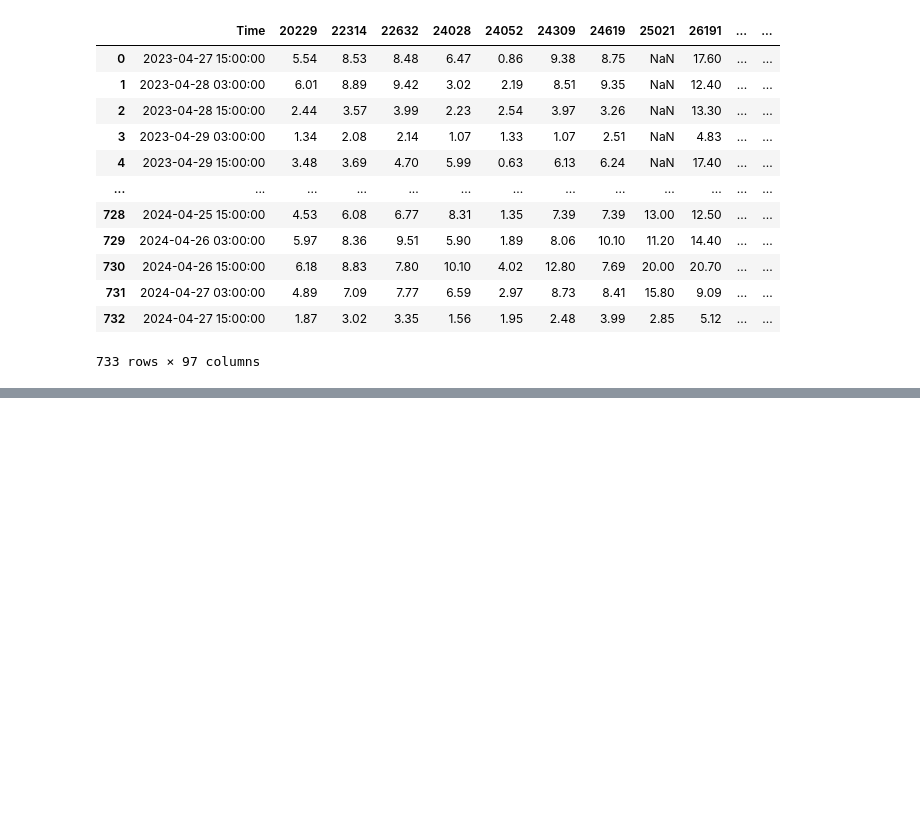
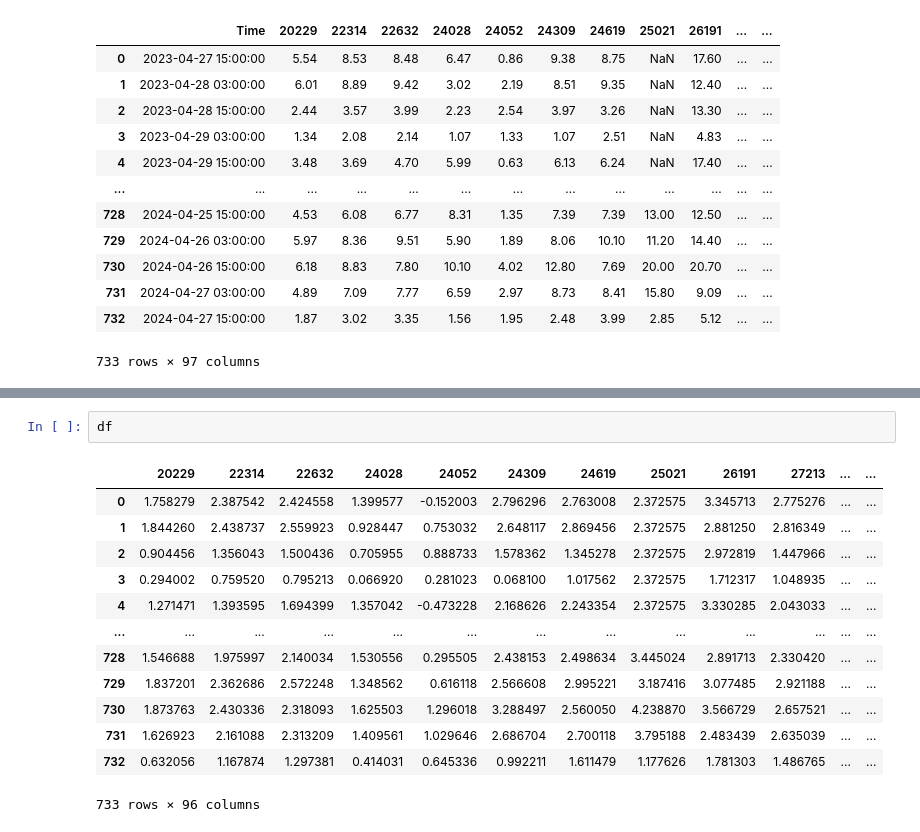
Before and after one commit to TimmmofeyD/EcologyHack, a Jupyter notebook: statmodel.ipynb, the cells around one changed output, grey strips where cells are left out. Drawn from its saved outputs; the diff is of its cells as text; blank space fills up the shorter version.

```diff
--- a/statmodel.ipynb
+++ b/statmodel.ipynb
@@ -165,0 +155,16 @@ df
+# %%
+df
+# %% [output]
+|  | 20229 | 22314 | 22632 | 24028 | 24052 | 24309 | 24619 | 25021 | 26191 | 27213 | ... | ... |
+| 0 | 1.758279 | 2.387542 | 2.424558 | 1.399577 | -0.152003 | 2.796296 | 2.763008 | 2.372575 | 3.345713 | 2.775276 | ... | ... |
+| 1 | 1.844260 | 2.438737 | 2.559923 | 0.928447 | 0.753032 | 2.648117 | 2.869456 | 2.372575 | 2.881250 | 2.816349 | ... | ... |
+| 2 | 0.904456 | 1.356043 | 1.500436 | 0.705955 | 0.888733 | 1.578362 | 1.345278 | 2.372575 | 2.972819 | 1.447966 | ... | ... |
+| 3 | 0.294002 | 0.759520 | 0.795213 | 0.066920 | 0.281023 | 0.068100 | 1.017562 | 2.372575 | 1.712317 | 1.048935 | ... | ... |
+| 4 | 1.271471 | 1.393595 | 1.694399 | 1.357042 | -0.473228 | 2.168626 | 2.243354 | 2.372575 | 3.330285 | 2.043033 | ... | ... |
+| ... | ... | ... | ... | ... | ... | ... | ... | ... | ... | ... | ... | ... |
+| 728 | 1.546688 | 1.975997 | 2.140034 | 1.530556 | 0.295505 | 2.438153 | 2.498634 | 3.445024 | 2.891713 | 2.330420 | ... | ... |
+| 729 | 1.837201 | 2.362686 | 2.572248 | 1.348562 | 0.616118 | 2.566608 | 2.995221 | 3.187416 | 3.077485 | 2.921188 | ... | ... |
+| 730 | 1.873763 | 2.430336 | 2.318093 | 1.625503 | 1.296018 | 3.288497 | 2.560050 | 4.238870 | 3.566729 | 2.657521 | ... | ... |
+| 731 | 1.626923 | 2.161088 | 2.313209 | 1.409561 | 1.029646 | 2.686704 | 2.700118 | 3.795188 | 2.483439 | 2.635039 | ... | ... |
+| 732 | 0.632056 | 1.167874 | 1.297381 | 0.414031 | 0.645336 | 0.992211 | 1.611479 | 1.177626 | 1.781303 | 1.486765 | ... | ... |
+733 rows × 96 columns
```
Also changed, not shown: parts of 17 cells of this notebook.
